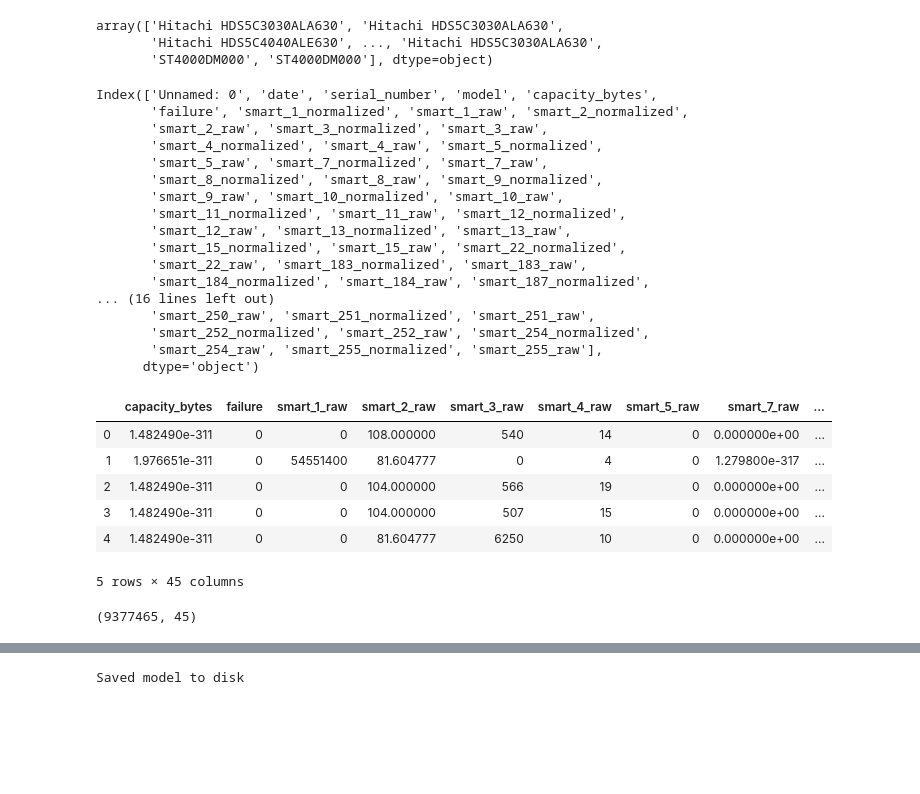
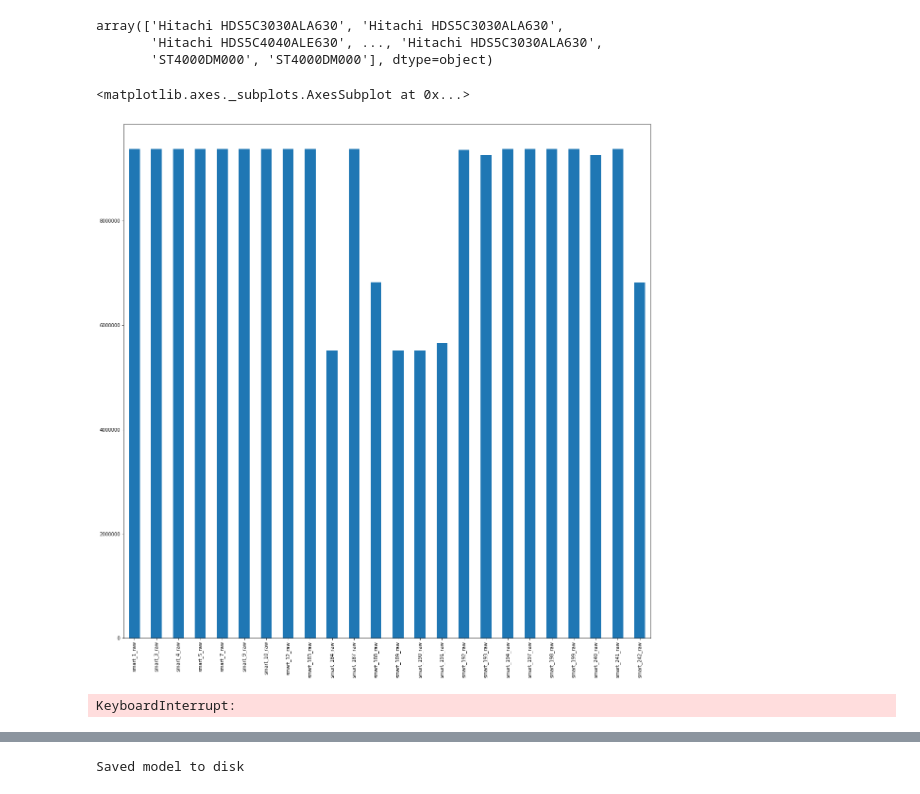
Before and after one commit to djzenma/Dell, a Jupyter notebook: anomaly_detection.ipynb, the cells around one changed output, grey strips where cells are left out. Saved outputs shown, nothing was run; the diff lists cells and outputs as text; code cells hidden in the pictures; blank space fills up the shorter version.

```diff
--- a/anomaly_detection.ipynb
+++ b/anomaly_detection.ipynb
@@ -43,27 +44,6 @@ le.inverse_transform(encoded)"""
 array(['Hitachi HDS5C3030ALA630', 'Hitachi HDS5C3030ALA630',
        'Hitachi HDS5C4040ALE630', ..., 'Hitachi HDS5C3030ALA630',
        'ST4000DM000', 'ST4000DM000'], dtype=object)
-# %%
-#df.mean()
-df.columns
-# %% [output]
-Index(['Unnamed: 0', 'date', 'serial_number', 'model', 'capacity_bytes',
-       'failure', 'smart_1_normalized', 'smart_1_raw', 'smart_2_normalized',
-       'smart_2_raw', 'smart_3_normalized', 'smart_3_raw',
-       'smart_4_normalized', 'smart_4_raw', 'smart_5_normalized',
-       'smart_5_raw', 'smart_7_normalized', 'smart_7_raw',
-       'smart_8_normalized', 'smart_8_raw', 'smart_9_normalized',
-       'smart_9_raw', 'smart_10_normalized', 'smart_10_raw',
-       'smart_11_normalized', 'smart_11_raw', 'smart_12_normalized',
-       'smart_12_raw', 'smart_13_normalized', 'smart_13_raw',
-       'smart_15_normalized', 'smart_15_raw', 'smart_22_normalized',
-       'smart_22_raw', 'smart_183_normalized', 'smart_183_raw',
-       'smart_184_normalized', 'smart_184_raw', 'smart_187_normalized',
-... (16 lines left out)
-       'smart_250_raw', 'smart_251_normalized', 'smart_251_raw',
-       'smart_252_normalized', 'smart_252_raw', 'smart_254_normalized',
-       'smart_254_raw', 'smart_255_normalized', 'smart_255_raw'],
-      dtype='object')
 # %%
 # Constants
 RANDOM_SEED = 314
@@ -84,19 +62,40 @@ df_norm = df_norm.drop_duplicates(subset=None, keep='first', inplace=False).rese
 
 # Drop Columns where all entries are NAN
 df_norm.dropna(axis=1, how='all', inplace=True)
-
-# Replace NaNs with mean
-df_norm.fillna(df_norm.mean(), inplace=True)
-
-display(df_norm.head())
-df_norm.shape
-# %% [output]
-|  | capacity_bytes | failure | smart_1_raw | smart_2_raw | smart_3_raw | smart_4_raw | smart_5_raw | smart_7_raw | ... |
-| 0 | 1.482490e-311 | 0 | 0 | 108.000000 | 540 | 14 | 0 | 0.000000e+00 | ... |
-| 1 | 1.976651e-311 | 0 | 54551400 | 81.604777 | 0 | 4 | 0 | 1.279800e-317 | ... |
-| 2 | 1.482490e-311 | 0 | 0 | 104.000000 | 566 | 19 | 0 | 0.000000e+00 | ... |
-| 3 | 1.482490e-311 | 0 | 0 | 104.000000 | 507 | 15 | 0 | 0.000000e+00 | ... |
-| 4 | 1.482490e-311 | 0 | 0 | 81.604777 | 6250 | 10 | 0 | 0.000000e+00 | ... |
-5 rows × 45 columns
-(9377465, 45)
+# %%
+# Plot Column Counts
+df_norm.count()[2:].plot(kind='bar', figsize=(20,20))
+
+# Drop All columns with count less than 5M
+df_norm.drop(['smart_2_raw', 'smart_8_raw', 'smart_11_raw', 'smart_13_raw',
+              'smart_22_raw','smart_195_raw','smart_196_raw', 'smart_200_raw',
+             'smart_201_raw','smart_220_raw','smart_222_raw', 'smart_223_raw',
+              'smart_224_raw','smart_225_raw','smart_226_raw','smart_250_raw',
+              'smart_251_raw','smart_252_raw','smart_254_raw'], axis=1, inplace=True)
+
+# Plot New Column Counts
+df_norm.count()[2:].plot(kind='bar', figsize=(20,20))
+# %% [output]
+<matplotlib.axes._subplots.AxesSubplot at 0x...>
+[figure, added]
+# %%
+# Add Days before Failure
+def add_days_before_failure(row):
+    # Find Failure Date of this record
+    try :
+        failure_date = df_norm.loc[(df_norm['serial_number'] == row['serial_number']) &
+                    (df_norm['model'] == row['model']) &
+                    (df_norm['failure'] == 1) ,
+                   'date']
+        days_diff = (datetime.strptime(failure_date, '%Y-%m-%d') - datetime.strptime(row['date'], '%Y-%m-%d'))
+        days = int(divmod(days_diff.total_seconds(), 86400)[0])
+    except KeyError:
+        days = 1000
+    row['days_before_failure'] = days
+    return row
+
+tst = df_norm.apply(add_days_before_failure, axis = 1)
+tst.head()
+# %% [output]
+KeyboardInterrupt:
 # %%
```
Also changed, not shown: parts of 17 cells of this notebook, 3 other files.
